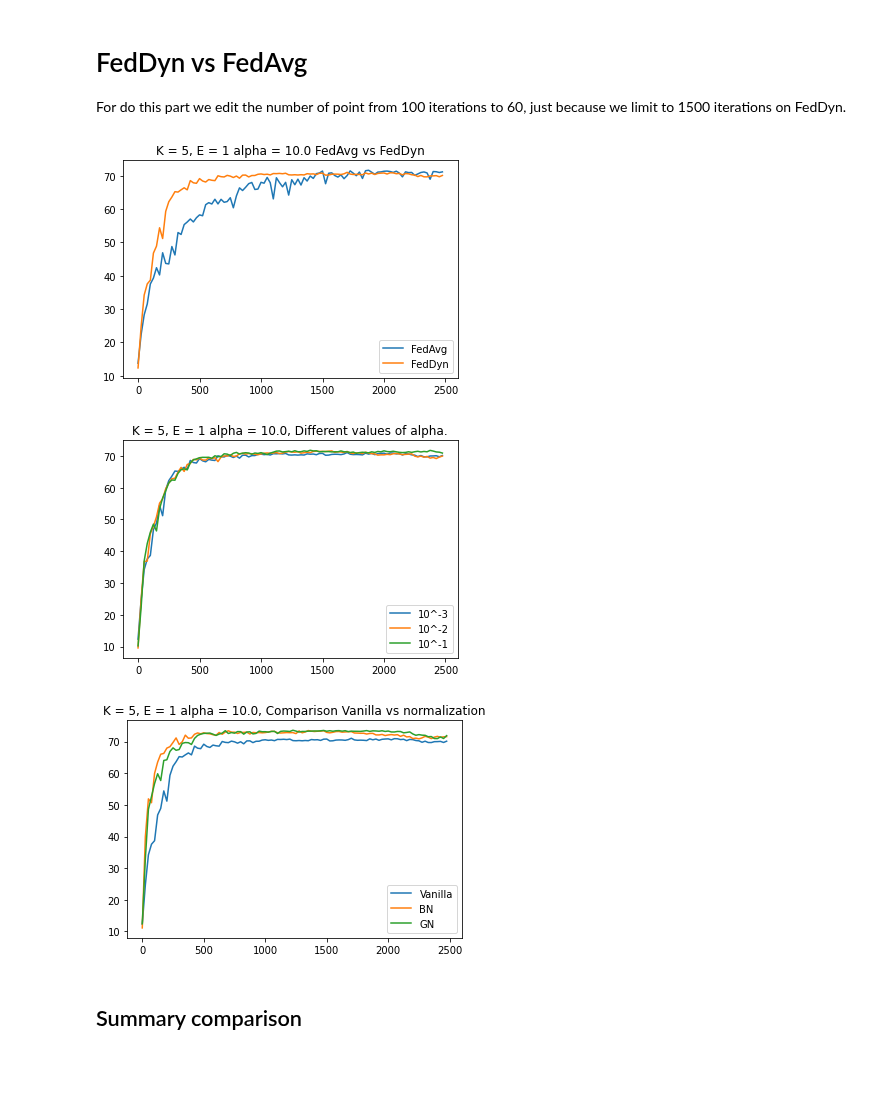
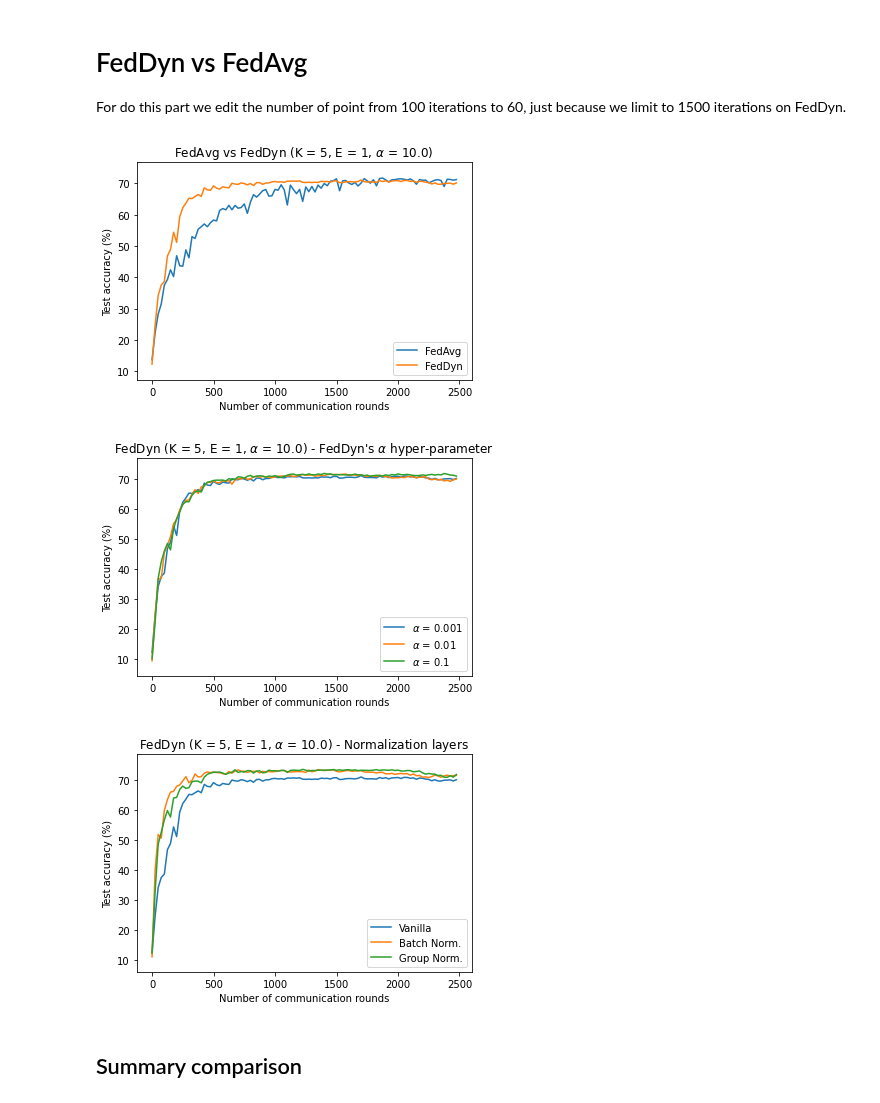
Before and after one commit to mattiadutto/aml_federeted_learning, a Jupyter notebook: plots.ipynb, the cells around one changed output. Saved outputs shown, nothing was run; the diff lists cells and outputs as text; code cells hidden in the pictures; blank space fills up the shorter version.

Commit message:
Add labels to the plots axes

```diff
--- a/plots.ipynb
+++ b/plots.ipynb
@@ -5,7 +5,9 @@ import matplotlib.pyplot as plt
 import numpy as np
 import json
 
-def plot(title, x, y_arrays, labels, colors=None, linestyles=None, markers=None, *, xlabel="", ylabel="", filename=None, legend_position="best", **plot_args):
+def plot(title, x, y_arrays, labels, colors=None, linestyles=None, markers=None, *,
+    xlabel="", ylabel="", filename=None, legend_position="best", baseline=None,
+    baseline_label=None, **plot_args):
     """
     Plot the data and create the plot image.
 
@@ -20,18 +22,27 @@ def plot(title, x, y_arrays, labels, colors=None, linestyles=None, markers=None,
 
     x = np.array(x)
 
+    ymin, ymax = 100, 0
     for i, (value, label) in enumerate(zip(y_arrays, labels)):
         linestyle = linestyles[i] if linestyles is not None else None
         marker = markers[i] if markers is not None else None
         color = colors[i] if colors is not None else None
 
         value = np.array(value)
+        ymax = max(ymax, *value)
+        ymin = min(ymin, *value)
         plt.plot(x, value, label=label, linestyle=linestyle, color=color, marker=marker, **plot_args)
+
+    if baseline is not None:
+        ymax = max(ymax, baseline)
+        plt.axhline(y = baseline, color = 'gray', linestyle = '--', linewidth=0.75, label=baseline_label)
 
     plt.title(title)
 
     plt.xlabel(xlabel)
     plt.ylabel(ylabel)
+
+    plt.ylim([ymin - 5, ymax + 5])
 
     plt.legend(loc=legend_position)
     plt.savefig("./plots/" + (filename or title) + ".jpg", dpi = 150, bbox_inches = 'tight')
@@ -130,27 +167,42 @@ For do this part we edit the number of point from 100 iterations to 60, just bec
 K, E, alpha, accuracies = parseJSON("artifacts/ALPHA_10.0_E_1_K_5.json")
 K1, E1, alpha_1, accuracies_1 = parseJSON("artifacts/FEDDYN_ALPHA_0.001_ALPHA_10.0_E_1_K_5.json")
 
-plot(f"K = {K}, E = {E} alpha = {alpha} FedAvg vs FedDyn", x, [accuracies, accuracies_1], ["FedAvg", "FedDyn"])
+plot(f"FedAvg vs FedDyn (K = {K}, E = {E}, $\\alpha$ = {alpha})", x,
+    [accuracies, accuracies_1],
+    ["FedAvg", "FedDyn"],
+    xlabel="Number of communication rounds", ylabel="Test accuracy (%)",
+    filename="feddyn-fedavg"
+)
 # %% [output]
-[figure, old version]
+[figure, new version]
 # %%
 # Comparison different values of alpha
 K, E, alpha, accuracies = parseJSON("artifacts/FEDDYN_ALPHA_0.001_ALPHA_10.0_E_1_K_5.json")
 K1, E1, alpha_1, accuracies_1 = parseJSON("artifacts/FEDDYN_ALPHA_0.01_ALPHA_10.0_E_1_K_5.json")
 K2, E2, alpha_2, accuracies_2 = parseJSON("artifacts/FEDDYN_ALPHA_0.1_ALPHA_10.0_E_1_K_5.json")
 
-plot(f"K = {K}, E = {E} alpha = {alpha}, Different values of alpha.", x, [accuracies, accuracies_1, accuracies_2], ["10^-3", "10^-2", "10^-1"])
+plot(f"FedDyn (K = {K}, E = {E}, $\\alpha$ = {alpha}) - FedDyn's $\\alpha$ hyper-parameter", x,
+    [accuracies, accuracies_1, accuracies_2],
+    ["$\\alpha$ = 0.001", "$\\alpha$ = 0.01", "$\\alpha$ = 0.1"],
+    xlabel="Number of communication rounds", ylabel="Test accuracy (%)",
+    filename="ablation-feddyn-alpha"
+)
 # %% [output]
-[figure, old version]
+[figure, new version]
 # %%
 # Comparison different values of standard vs batch normalization vs group normalization
 K, E, alpha, accuracies = parseJSON("artifacts/FEDDYN_ALPHA_0.001_ALPHA_10.0_E_1_K_5.json")
 K1, E1, alpha_1, accuracies_1 = parseJSON("artifacts/FEDDYN_ALPHA_0.001_ALPHA_10.0_E_1_K_5_BN.json")
 K2, E2, alpha_2, accuracies_2 = parseJSON("artifacts/FEDDYN_ALPHA_0.001_ALPHA_10.0_E_1_K_5_GN.json")
 
-plot(f"K = {K}, E = {E} alpha = {alpha}, Comparison Vanilla vs normalization", x, [accuracies, accuracies_1, accuracies_2], ["Vanilla", "BN", "GN"])
+plot(f"FedDyn (K = {K}, E = {E}, $\\alpha$ = {alpha}) - Normalization layers", x,
+    [accuracies, accuracies_1, accuracies_2],
+    ["Vanilla", "Batch Norm.", "Group Norm."],
+    xlabel="Number of communication rounds", ylabel="Test accuracy (%)",
+    filename="feddyn-transformations"
+)
 # %% [output]
-[figure, old version]
+[figure, new version]
 # %% [markdown]
 ## Summary comparison
 # %%
```
Also changed, not shown: parts of 10 cells of this notebook.
